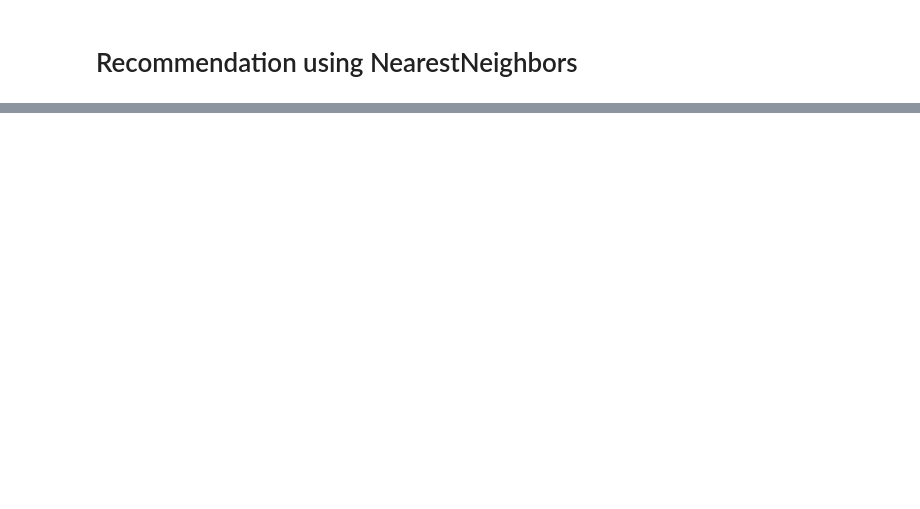
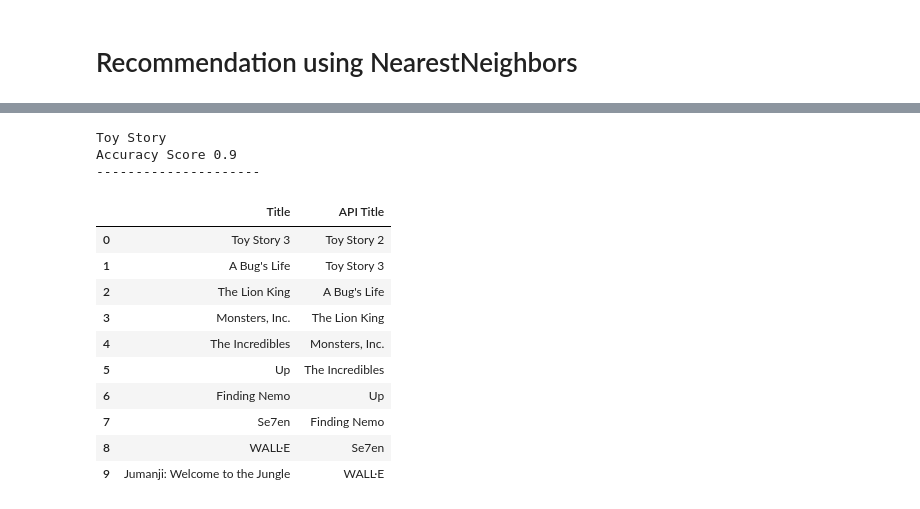
Before and after one commit to PeterTramm/Project-4, a Jupyter notebook: Notebooks/TMBD_Movie_rec.ipynb, the cells around one changed output, grey strips where cells are left out. Drawn from its saved outputs; the diff is of its cells as text; code cells hidden in the pictures; blank space fills up the shorter version.

Commit message:
Cleaned code and implement KD Tree

```diff
--- a/Notebooks/TMBD_Movie_rec.ipynb
+++ b/Notebooks/TMBD_Movie_rec.ipynb
@@ -1336,0 +428,6 @@ Precision at 10: 0.2
+# %%
+# Returns the top 10 movies for tfidf matrix row 0 which is Toy Story
+
+for i in range(0, len(neigh.kneighbors(X_tfidf[0], 10, return_distance=False)[0])):
+
+    print(metadata.iloc[neigh.kneighbors(X_tfidf[0], 10, return_distance=False)[0][i]].Title)
@@ -1336,0 +823,19 @@ Precision at 10: 0.2
+# %%
+# Set up tfidf on the plot column
+X = metadata.genre_plot
+X_tfidf = tfidf.fit_transform(X)
+
+X_tfidf = X_tfidf.toarray()
+# %%
+# Testing KD tree results
+from sklearn.neighbors import KDTree
+
+rng = np.random.RandomState(0)
+X = rng.random_sample((10, 3))  # 10 points in 3 dimensions
+
+
+tree = KDTree(X_tfidf, leaf_size=500)
+dist, ind = tree.query(X_tfidf[3:4], k=10)
+print(ind)  # indices of 3 closest neighbors
+
+print(dist)  # distances to 3 closest neighbors
@@ -1336,0 +846,4 @@ Precision at 10: 0.2
+# %%
+# Printing results of the test indices
+for i in ind:
+    print(metadata.iloc[i].Title)
@@ -1336,0 +909,18 @@ Precision at 10: 0.2
+# %%
+# First test on KD tree function
+tree_recc("Toy Story")
+# %% [output]
+Toy Story
+Accuracy Score 0.9
+---------------------
+|  | Title | API Title |
+| 0 | Toy Story 3 | Toy Story 2 |
+| 1 | A Bug's Life | Toy Story 3 |
+| 2 | The Lion King | A Bug's Life |
+| 3 | Monsters, Inc. | The Lion King |
+| 4 | The Incredibles | Monsters, Inc. |
+| 5 | Up | The Incredibles |
+| 6 | Finding Nemo | Up |
+| 7 | Se7en | Finding Nemo |
+| 8 | WALL·E | Se7en |
+| 9 | Jumanji: Welcome to the Jungle | WALL·E |
```
Also changed, not shown: parts of 116 cells of this notebook.
